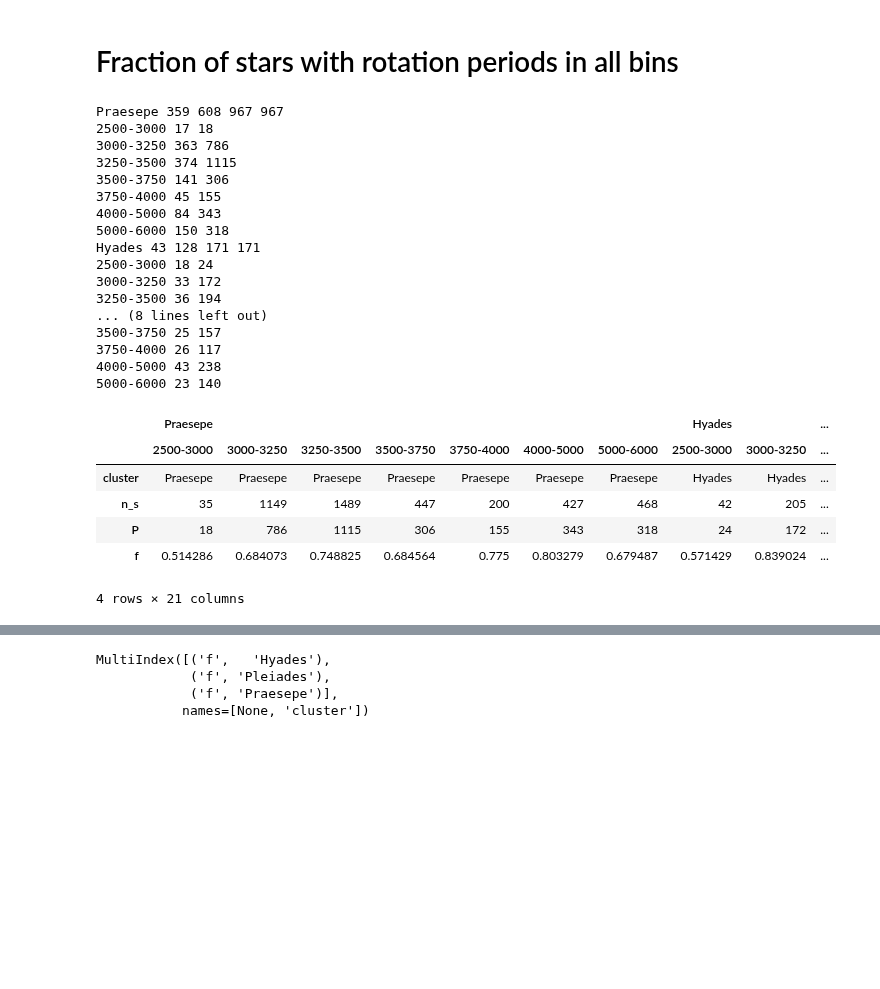
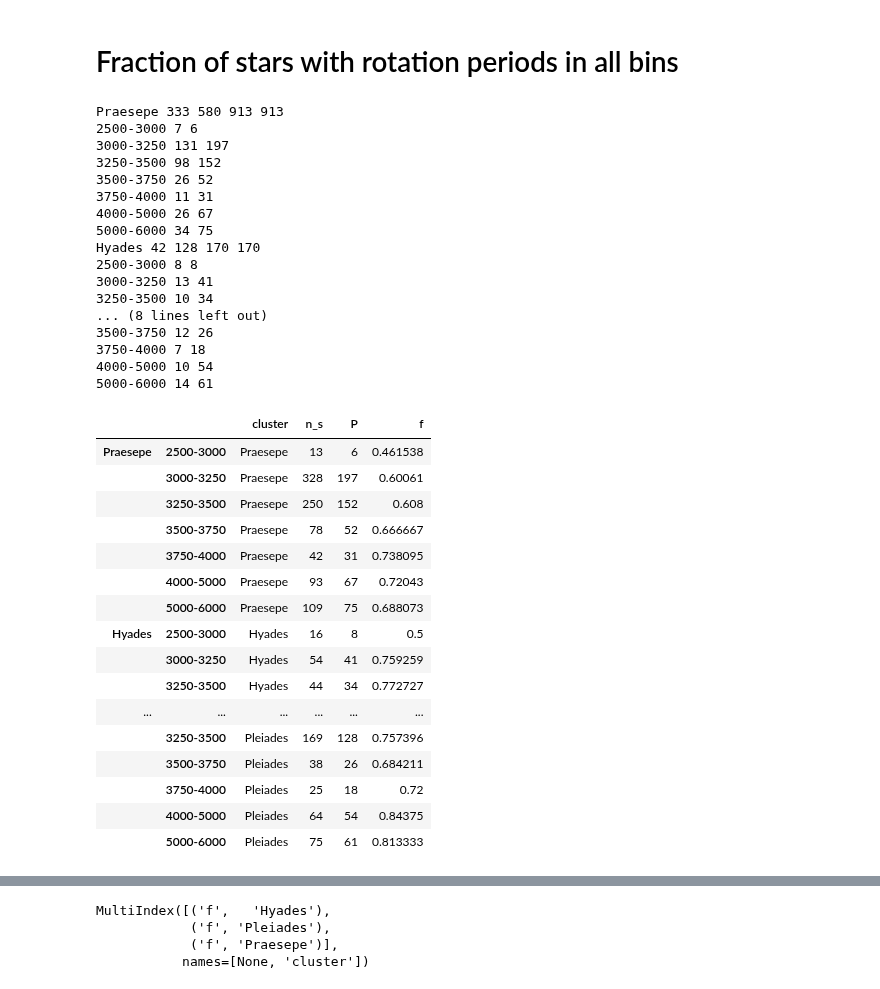
Before and after one commit to ekaterinailin/flares-in-clusters-with-k2-ii, a Jupyter notebook: VettingFlares/Rotation_histograms_pleiades_hyades_praesepe.ipynb, the cells around one changed output, grey strips where cells are left out. Saved outputs shown, nothing was run; the diff lists cells and outputs as text; code cells hidden in the pictures; blank space fills up the shorter version.

```diff
--- a/VettingFlares/Rotation_histograms_pleiades_hyades_praesepe.ipynb
+++ b/VettingFlares/Rotation_histograms_pleiades_hyades_praesepe.ipynb
@@ -280,6 +292,7 @@ for cluster, d,binned in [("Praesepe",praesepeflares,Tpraesepe),
           d[d.prot.isnull()].shape[0] + d[~d.prot.isnull()].shape[0], d.shape[0])
     rotfrac[cluster] = {}
     for tbin, g in binned:
+        g = g.drop_duplicates(subset=["EPIC","prot"])
         rotfrac[cluster][tbin] = {"cluster":cluster,
                                     "n_s":g.shape[0],
                                   "P":g[~g.prot.isnull()].shape[0],
@@ -287,37 +300,47 @@ for cluster, d,binned in [("Praesepe",praesepeflares,Tpraesepe),
                                   }
         print(tbin, g[g.prot.isnull()].shape[0],g[~g.prot.isnull()].shape[0],)
 # %% [output]
-Praesepe 359 608 967 967
-2500-3000 17 18
-3000-3250 363 786
-3250-3500 374 1115
-3500-3750 141 306
-3750-4000 45 155
-4000-5000 84 343
-5000-6000 150 318
-Hyades 43 128 171 171
-2500-3000 18 24
-3000-3250 33 172
-3250-3500 36 194
+Praesepe 333 580 913 913
+2500-3000 7 6
+3000-3250 131 197
+3250-3500 98 152
+3500-3750 26 52
+3750-4000 11 31
+4000-5000 26 67
+5000-6000 34 75
+Hyades 42 128 170 170
+2500-3000 8 8
+3000-3250 13 41
+3250-3500 10 34
 ... (8 lines left out)
-3500-3750 25 157
-3750-4000 26 117
-4000-5000 43 238
-5000-6000 23 140
+3500-3750 12 26
+3750-4000 7 18
+4000-5000 10 54
+5000-6000 14 61
 # %%
 reform = {(outerKey, innerKey): values for outerKey, innerDict in rotfrac.items() for innerKey, values in innerDict.items()}
 
 rotf = pd.DataFrame(reform).T
 # %%
-rotf.T
+rotf
 # %% [output]
-|  | Praesepe |  |  |  |  |  |  | Hyades |  | ... |
-|  | 2500-3000 | 3000-3250 | 3250-3500 | 3500-3750 | 3750-4000 | 4000-5000 | 5000-6000 | 2500-3000 | 3000-3250 | ... |
-| cluster | Praesepe | Praesepe | Praesepe | Praesepe | Praesepe | Praesepe | Praesepe | Hyades | Hyades | ... |
-| n_s | 35 | 1149 | 1489 | 447 | 200 | 427 | 468 | 42 | 205 | ... |
-| P | 18 | 786 | 1115 | 306 | 155 | 343 | 318 | 24 | 172 | ... |
-| f | 0.514286 | 0.684073 | 0.748825 | 0.684564 | 0.775 | 0.803279 | 0.679487 | 0.571429 | 0.839024 | ... |
+|  |  | cluster | n_s | P | f |
+| Praesepe | 2500-3000 | Praesepe | 13 | 6 | 0.461538 |
+|  | 3000-3250 | Praesepe | 328 | 197 | 0.60061 |
+|  | 3250-3500 | Praesepe | 250 | 152 | 0.608 |
+|  | 3500-3750 | Praesepe | 78 | 52 | 0.666667 |
+|  | 3750-4000 | Praesepe | 42 | 31 | 0.738095 |
+|  | 4000-5000 | Praesepe | 93 | 67 | 0.72043 |
+|  | 5000-6000 | Praesepe | 109 | 75 | 0.688073 |
+| Hyades | 2500-3000 | Hyades | 16 | 8 | 0.5 |
+|  | 3000-3250 | Hyades | 54 | 41 | 0.759259 |
+|  | 3250-3500 | Hyades | 44 | 34 | 0.772727 |
+| ... | ... | ... | ... | ... | ... |
+|  | 3250-3500 | Pleiades | 169 | 128 | 0.757396 |
+|  | 3500-3750 | Pleiades | 38 | 26 | 0.684211 |
+|  | 3750-4000 | Pleiades | 25 | 18 | 0.72 |
+|  | 4000-5000 | Pleiades | 64 | 54 | 0.84375 |
+|  | 5000-6000 | Pleiades | 75 | 61 | 0.813333 |
-4 rows × 21 columns
 # %%
 df_pivot = rotf.reset_index()
 df_pivot = df_pivot.rename(index=str, columns={"level_1":r"$T_\mathrm{eff}$ [K]"})
```
Also changed, not shown: parts of 8 cells of this notebook, 1 other file.
